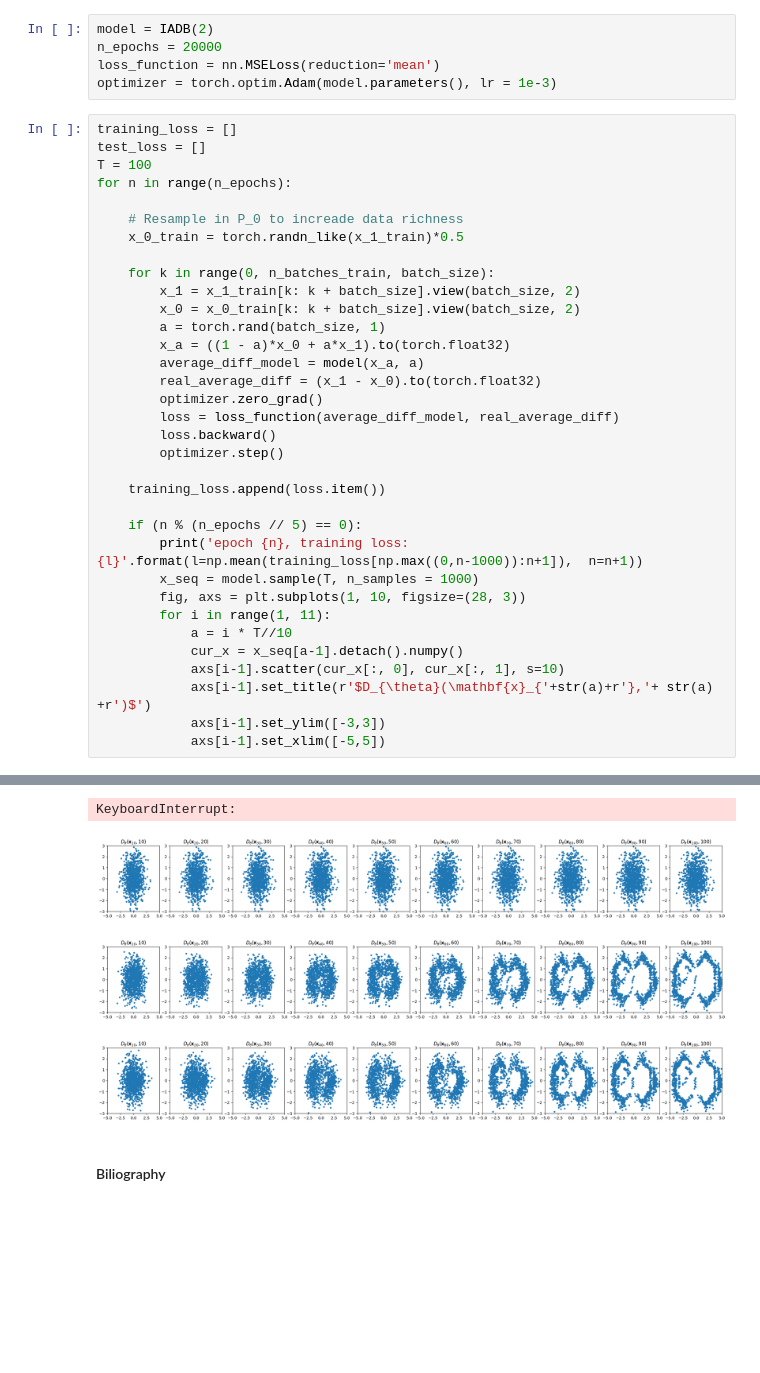
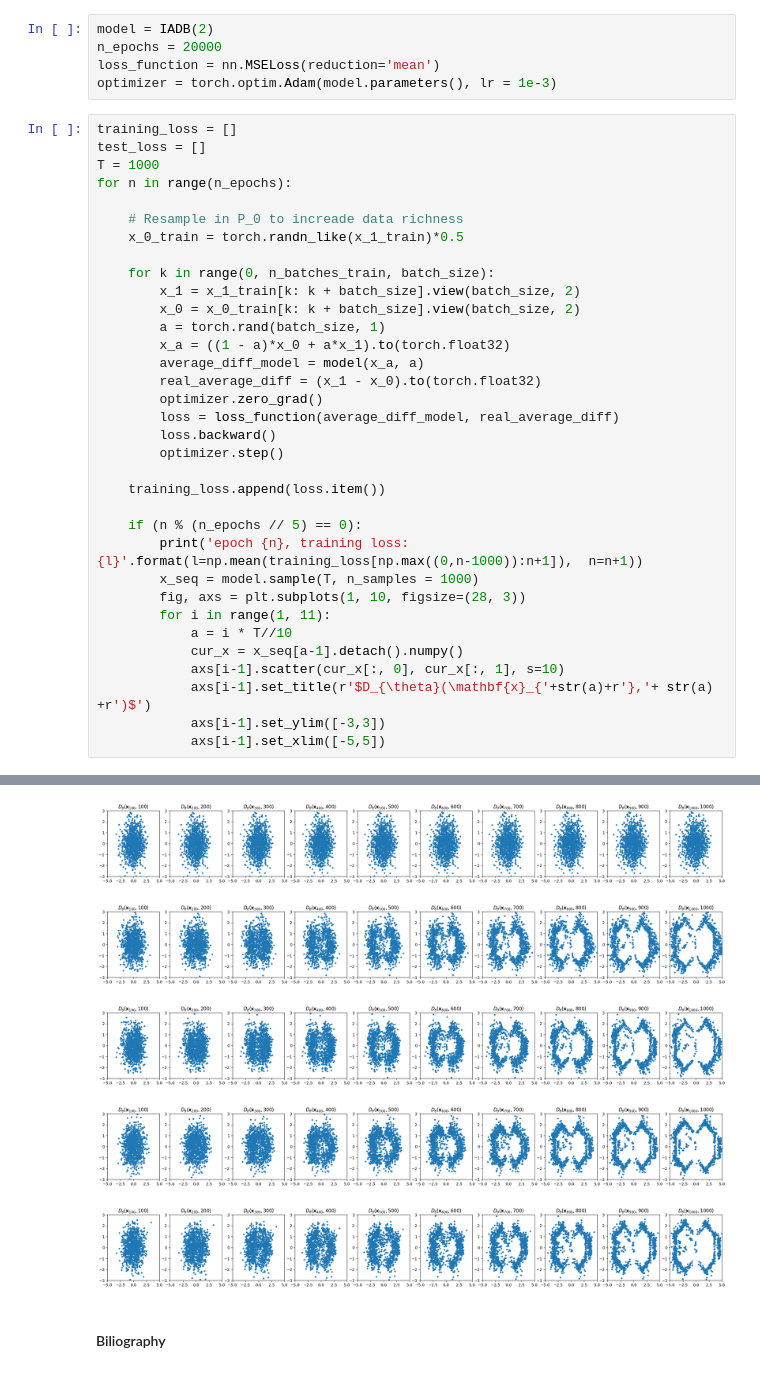
Before and after one commit to AlfredPichard/LADMG, a Jupyter notebook: introduction_notebooks/triana_paul/alpha_deblending.ipynb, the cells around one changed output, grey strips where cells are left out. Drawn from its saved outputs; the diff is of its cells as text; blank space fills up the shorter version.

```diff
--- a/introduction_notebooks/triana_paul/alpha_deblending.ipynb
+++ b/introduction_notebooks/triana_paul/alpha_deblending.ipynb
@@ -136,7 +136,7 @@ optimizer = torch.optim.Adam(model.parameters(), lr = 1e-3)
 # %%
 training_loss = []
 test_loss = []
-T = 100
+T = 1000
 for n in range(n_epochs):
 
     # Resample in P_0 to increade data richness
@@ -174,7 +176,8 @@ epoch 8001, training loss: 1.424131850262622
-KeyboardInterrupt:
-[figure, old version]
+[figure, new version]
-[figure, old version]
+[figure, new version]
-[figure, old version]
+[figure, new version]
+[figure, added]
+[figure, added]
 # %% [markdown]
 #### Biliography
 # %% [markdown]
```
Also changed, not shown: parts of 2 cells of this notebook.
